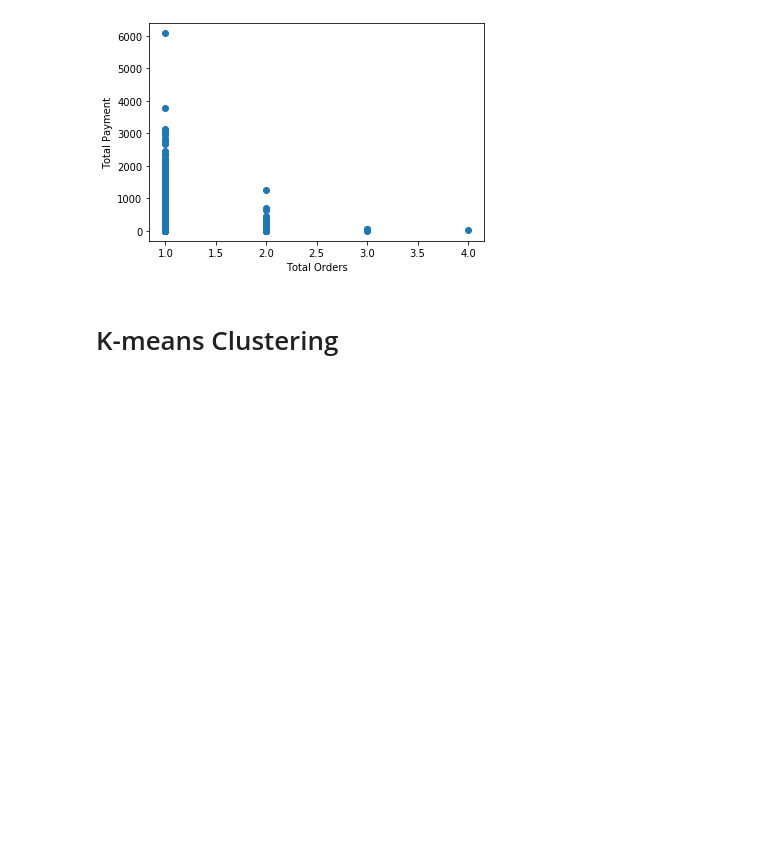
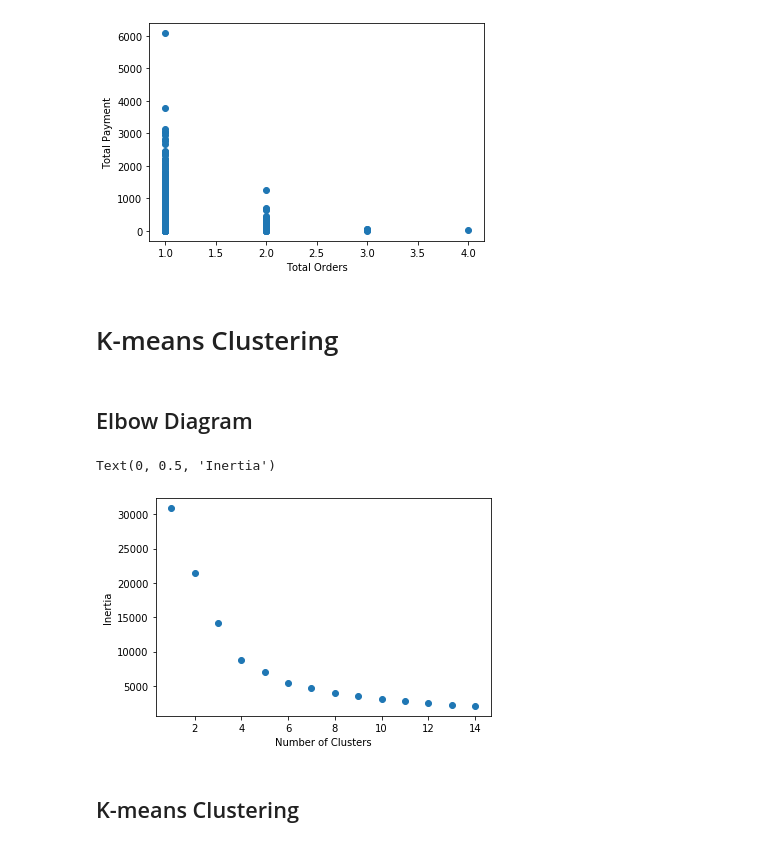
Before and after one commit to alireza-alizadegan/e-commerce-Sales, a Jupyter notebook: Brazil/Customer Segmentation.ipynb, the cells around one changed output. Cells and saved outputs as stored; diff of their text form; code cells hidden in the pictures; blank space fills up the shorter version.

```diff
--- a/Brazil/Customer Segmentation.ipynb
+++ b/Brazil/Customer Segmentation.ipynb
@@ -244,3 +245,18 @@ scaler = StandardScaler()
 X_scaled = scaler.fit_transform(rfm_df)
 # %% [markdown]
 # K-means Clustering
+# %% [markdown]
+## Elbow Diagram
+# %%
+from sklearn.cluster import KMeans
+inertia_dict = {}
+for k in range(1,15):
+    rfm_km = KMeans(n_clusters=k).fit(X_scaled)
+    inertia_dict[k] = rfm_km.inertia_
+
+plt.scatter(inertia_dict.keys(), inertia_dict.values())
+plt.xlabel('Number of Clusters')
+plt.ylabel('Inertia');
+# %% [output]
+Text(0, 0.5, 'Inertia')
+[figure, added]
@@ -246,0 +265,2 @@ X_scaled = scaler.fit_transform(rfm_df)
+# %% [markdown]
+## K-means Clustering
```
Also changed, not shown: parts of 13 cells of this notebook, 3 other files.
